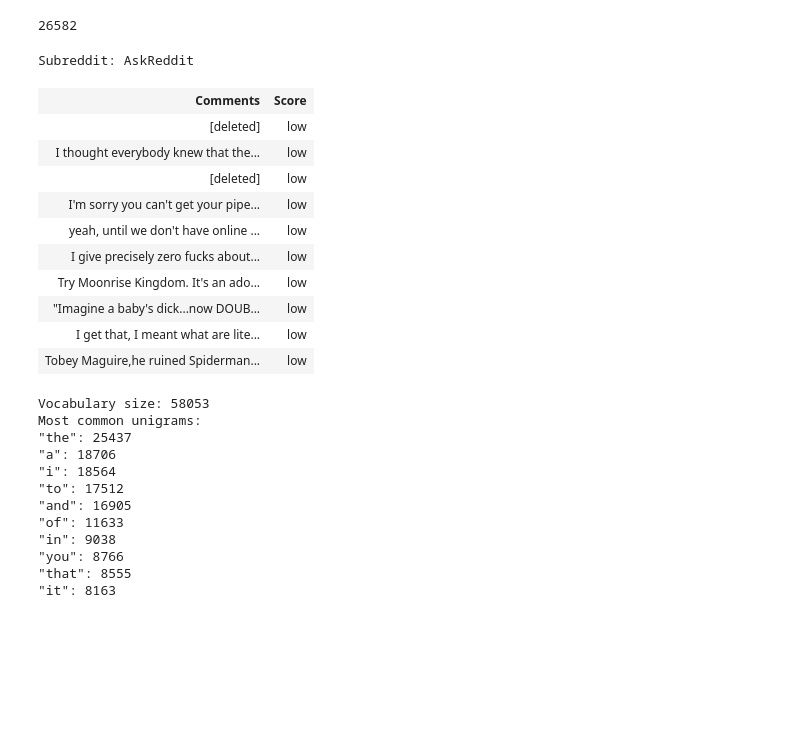
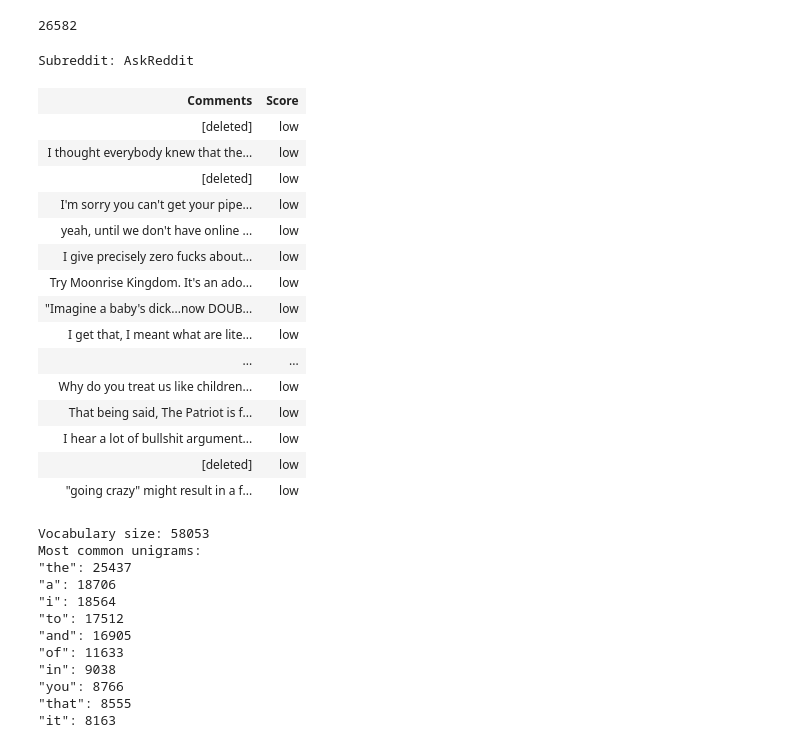
Before and after one commit to ganeshsberkeley/w266_reddit_ranking, a Jupyter notebook: project-revised.ipynb, the cells around one changed output. Drawn from its saved outputs; the diff is of its cells as text; code cells hidden in the pictures; blank space fills up the shorter version.

```diff
--- a/project-revised.ipynb
+++ b/project-revised.ipynb
@@ -105,24 +111,30 @@ num_data
 # %% [output]
 26582
 # %%
+# Print out the score and comments in a nice table for preview
 html = "<h3>Subreddit: " + "AskReddit" + "</h3>"
 html += "<table><tr><th>Comments</th><th>Score</th></tr>"
-for i in range(10):
+for i in range(50):
     html += "<tr><td>" + comments[i] + "</td><td>" + scores[i] + "</td></tr>"
 html += "</tr></table>"
 
 display(HTML(html))
 # %% [output]
 Subreddit: AskReddit
 | Comments | Score |
 | [deleted] | low |
 | I thought everybody knew that the... | low |
 | [deleted] | low |
 | I'm sorry you can't get your pipe... | low |
 | yeah, until we don't have online ... | low |
 | I give precisely zero fucks about... | low |
 | Try Moonrise Kingdom. It's an ado... | low |
 | "Imagine a baby's dick...now DOUB... | low |
 | I get that, I meant what are lite... | low |
-| Tobey Maguire,he ruined Spiderman... | low |
+| ... | ... |
+| Why do you treat us like children... | low |
+| That being said, The Patriot is f... | low |
+| I hear a lot of bullshit argument... | low |
+| [deleted] | low |
+| "going crazy" might result in a f... | low |
 # %%
```
Also changed, not shown: parts of 11 cells of this notebook.
